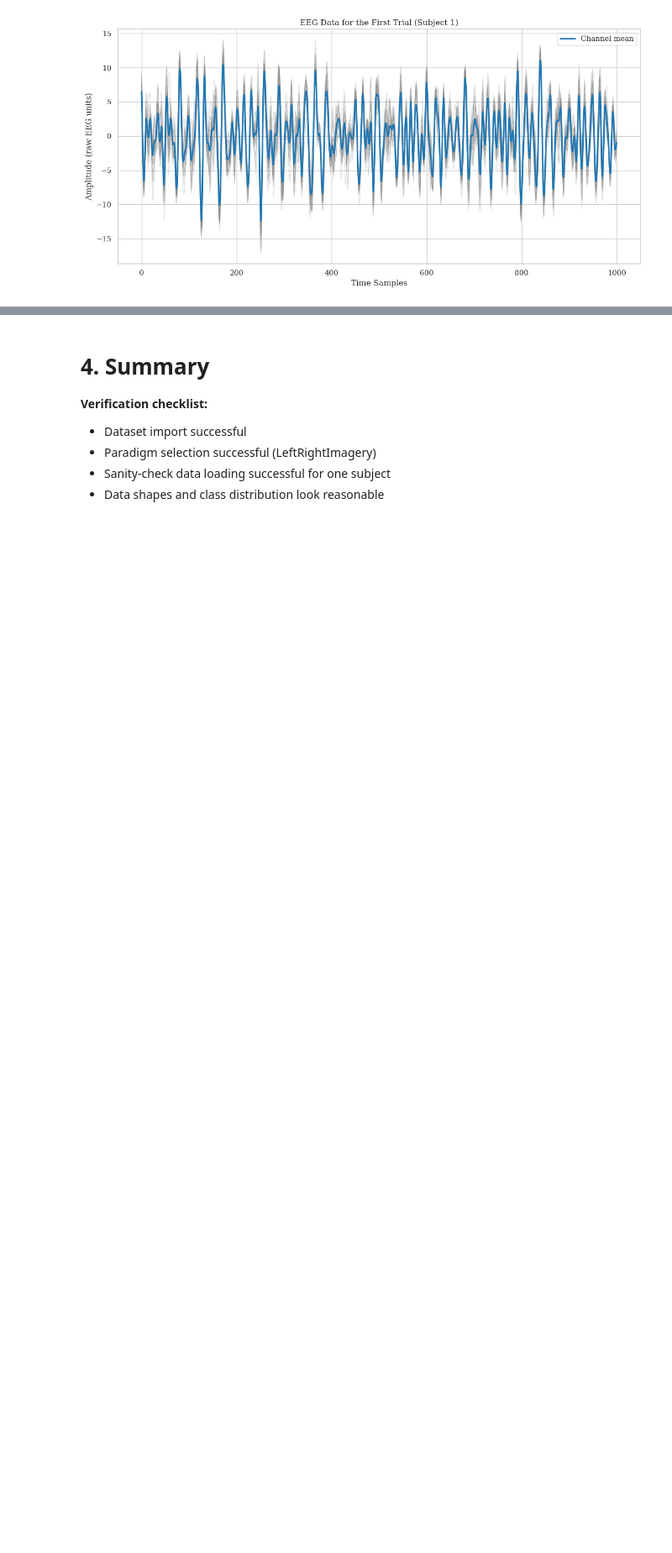
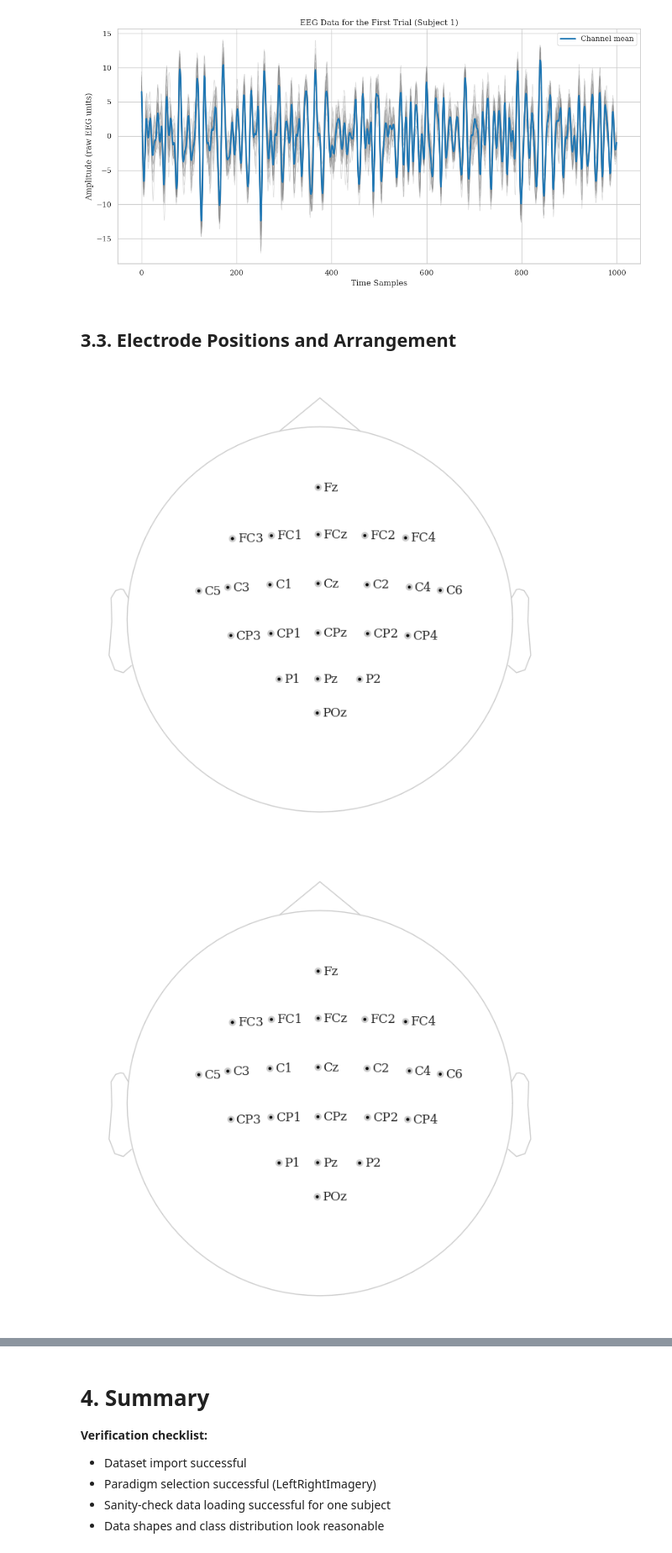
Before and after one commit to vadimegorov13/bci-inefficiency-analysis, a Jupyter notebook: src/01_dataset_check.ipynb, the cells around one changed output, grey strips where cells are left out. Shown at 84% size. Cells and saved outputs as stored; diff of their text form; code cells hidden in the pictures; blank space fills up the shorter version.

Commit message:
more visuals for demo

```diff
--- a/src/01_dataset_check.ipynb
+++ b/src/01_dataset_check.ipynb
@@ -140,3 +144,28 @@ plt.tight_layout()
 plt.show()
 # %% [output]
 [figure]
+# %% [markdown]
+## 3.3. Electrode Positions and Arrangement
+# %%
+import mne
+import numpy as np
+import matplotlib.pyplot as plt
+
+EEG_CHANNELS_22 = [
+    "Fz",
+    "FC3", "FC1", "FCz", "FC2", "FC4",
+    "C5", "C3", "C1", "Cz", "C2", "C4", "C6",
+    "CP3", "CP1", "CPz", "CP2", "CP4",
+    "P1", "Pz", "P2",
+    "POz",
+]
+
+trial = X[0]
+info = mne.create_info(EEG_CHANNELS_22, sfreq=250.0, ch_types="eeg")
+info.set_montage(mne.channels.make_standard_montage("standard_1020"))
+evoked = mne.EvokedArray(trial, info, tmin=0.0)
+# %%
+evoked.plot_sensors(show_names=True)
+# %% [output]
+[figure, added]
+[figure, added]
```
Also changed, not shown: parts of 4 cells of this notebook.
